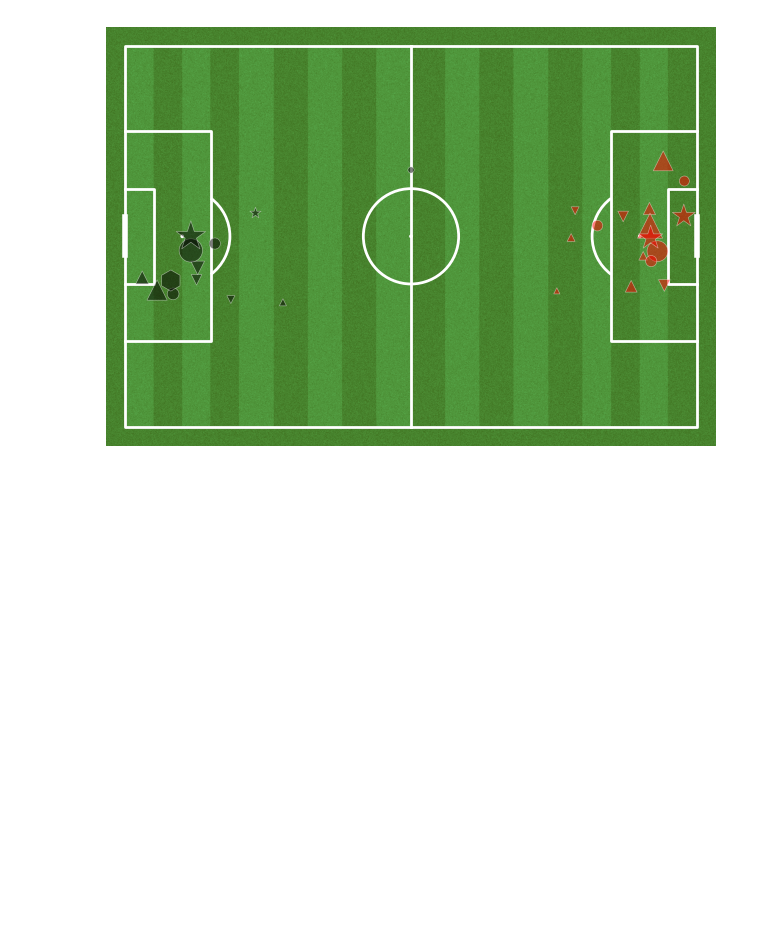
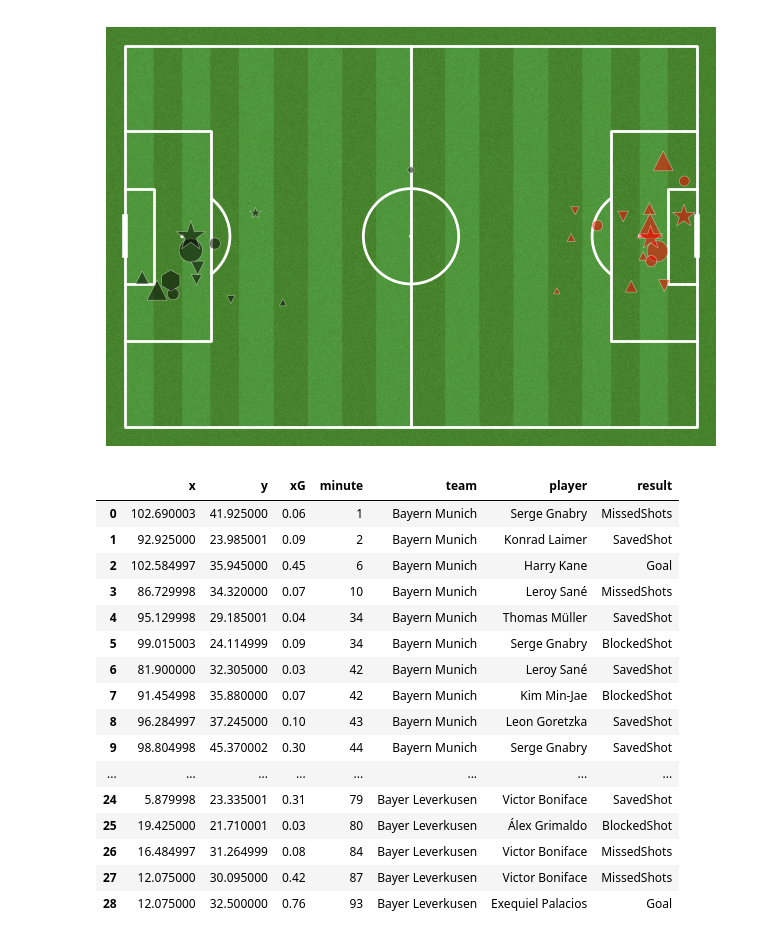
Before and after one commit to DavidB1999/My_Football_Analytics, a Jupyter notebook: ShotMaps/shotmapsschmier.ipynb, the cells around one changed output. Saved outputs shown, nothing was run; the diff lists cells and outputs as text; code cells hidden in the pictures; blank space fills up the shorter version.

```diff
--- a/ShotMaps/shotmapsschmier.ipynb
+++ b/ShotMaps/shotmapsschmier.ipynb
@@ -68,3 +68,24 @@ sns.scatterplot(data=shot_data2, x='x', y='y', hue='team', style='result', size=
 # %% [output]
 <Axes: xlabel='x', ylabel='y'>
 [figure]
+# %%
+shot_data3 = rescale_shot_data(shot_data=shot_data, data_source='Understat', scale_to_pitch='myPitch')
+shot_data3
+# %% [output]
+|  | x | y | xG | minute | team | player | result |
+| 0 | 102.690003 | 41.925000 | 0.06 | 1 | Bayern Munich | Serge Gnabry | MissedShots |
+| 1 | 92.925000 | 23.985001 | 0.09 | 2 | Bayern Munich | Konrad Laimer | SavedShot |
+| 2 | 102.584997 | 35.945000 | 0.45 | 6 | Bayern Munich | Harry Kane | Goal |
+| 3 | 86.729998 | 34.320000 | 0.07 | 10 | Bayern Munich | Leroy Sané | MissedShots |
+| 4 | 95.129998 | 29.185001 | 0.04 | 34 | Bayern Munich | Thomas Müller | SavedShot |
+| 5 | 99.015003 | 24.114999 | 0.09 | 34 | Bayern Munich | Serge Gnabry | BlockedShot |
+| 6 | 81.900000 | 32.305000 | 0.03 | 42 | Bayern Munich | Leroy Sané | SavedShot |
+| 7 | 91.454998 | 35.880000 | 0.07 | 42 | Bayern Munich | Kim Min-Jae | BlockedShot |
+| 8 | 96.284997 | 37.245000 | 0.10 | 43 | Bayern Munich | Leon Goretzka | SavedShot |
+| 9 | 98.804998 | 45.370002 | 0.30 | 44 | Bayern Munich | Serge Gnabry | SavedShot |
+| ... | ... | ... | ... | ... | ... | ... | ... |
+| 24 | 5.879998 | 23.335001 | 0.31 | 79 | Bayer Leverkusen | Victor Boniface | SavedShot |
+| 25 | 19.425000 | 21.710001 | 0.03 | 80 | Bayer Leverkusen | Álex Grimaldo | BlockedShot |
+| 26 | 16.484997 | 31.264999 | 0.08 | 84 | Bayer Leverkusen | Victor Boniface | MissedShots |
+| 27 | 12.075000 | 30.095000 | 0.42 | 87 | Bayer Leverkusen | Victor Boniface | MissedShots |
+| 28 | 12.075000 | 32.500000 | 0.76 | 93 | Bayer Leverkusen | Exequiel Palacios | Goal |
```
Also changed, not shown: parts of 1 cell of this notebook, 2 other files.
